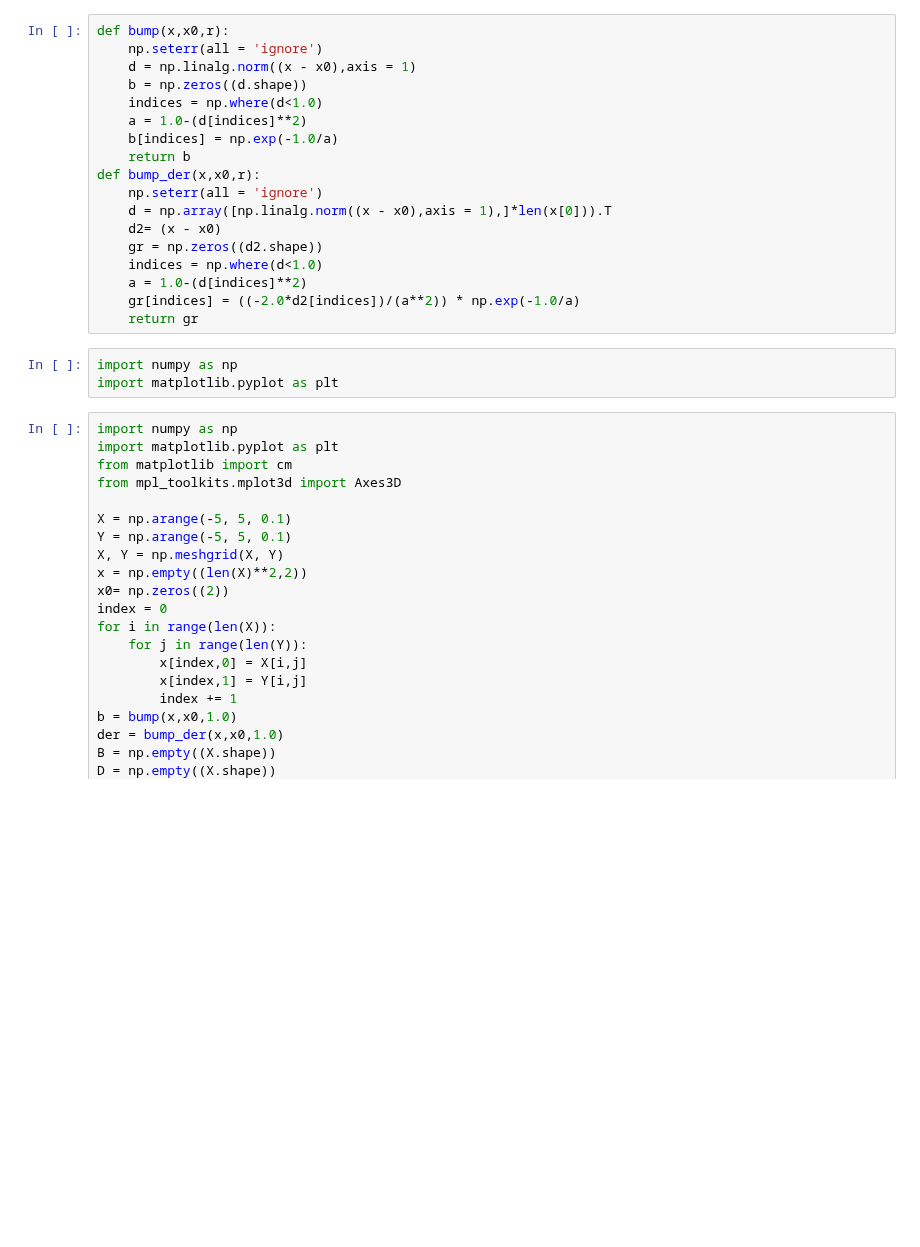
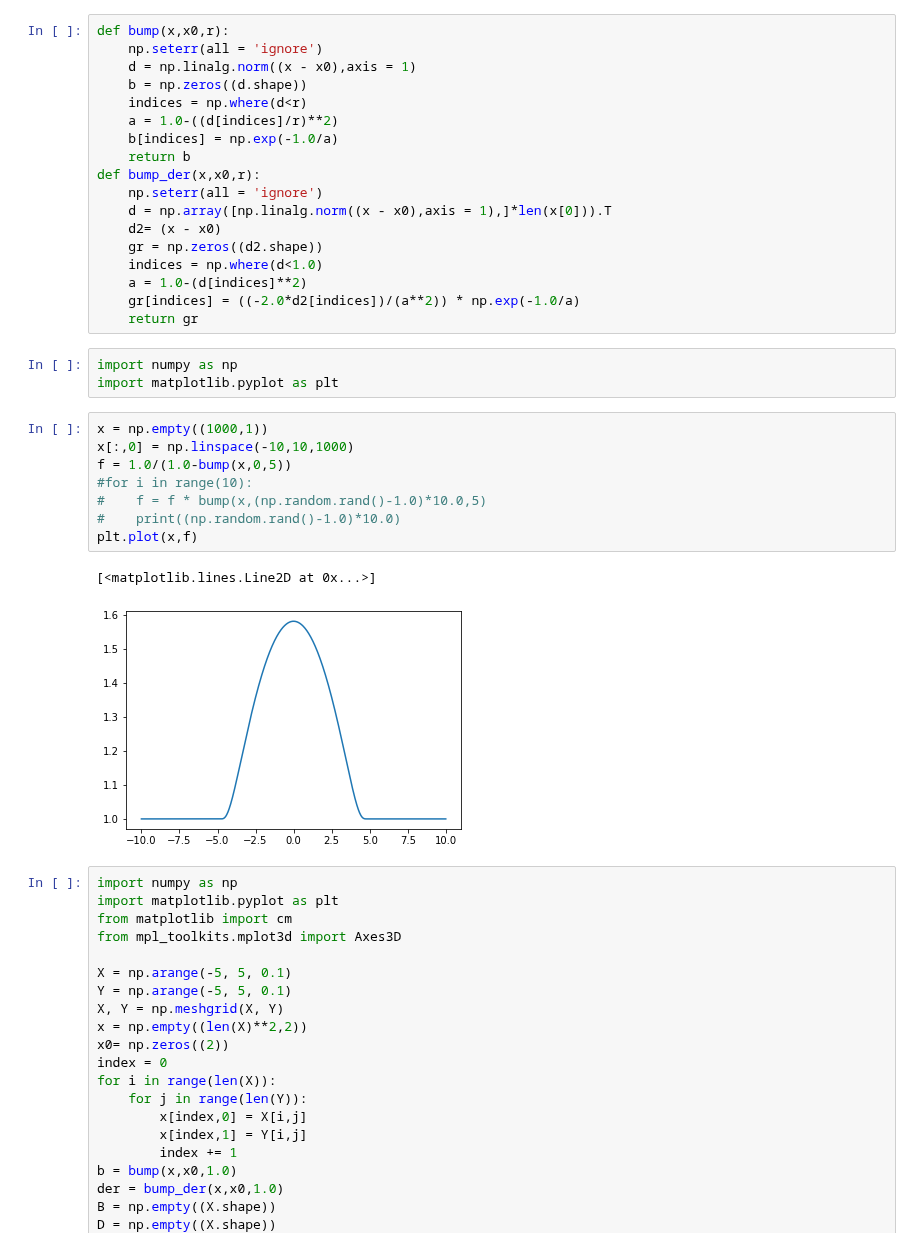
Before and after one commit to lbl-camera/HGDL, a Jupyter notebook: bump_function.ipynb, the cells around one changed output. Drawn from its saved outputs; the diff is of its cells as text; blank space fills up the shorter version.

```diff
--- a/bump_function.ipynb
+++ b/bump_function.ipynb
@@ -3,8 +3,8 @@ def bump(x,x0,r):
     np.seterr(all = 'ignore')
     d = np.linalg.norm((x - x0),axis = 1)
     b = np.zeros((d.shape))
-    indices = np.where(d<1.0)
-    a = 1.0-(d[indices]**2)
+    indices = np.where(d<r)
+    a = 1.0-((d[indices]/r)**2)
     b[indices] = np.exp(-1.0/a)
     return b
 def bump_der(x,x0,r):
@@ -19,6 +19,17 @@ def bump_der(x,x0,r):
 # %%
 import numpy as np
 import matplotlib.pyplot as plt
+# %%
+x = np.empty((1000,1))
+x[:,0] = np.linspace(-10,10,1000)
+f = 1.0/(1.0-bump(x,0,5))
+#for i in range(10):
+#    f = f * bump(x,(np.random.rand()-1.0)*10.0,5)
+#    print((np.random.rand()-1.0)*10.0)
+plt.plot(x,f)
+# %% [output]
+[<matplotlib.lines.Line2D at 0x...>]
+[figure, added]
 # %%
 import numpy as np
 import matplotlib.pyplot as plt
```
Also changed, not shown: 2 other files.
